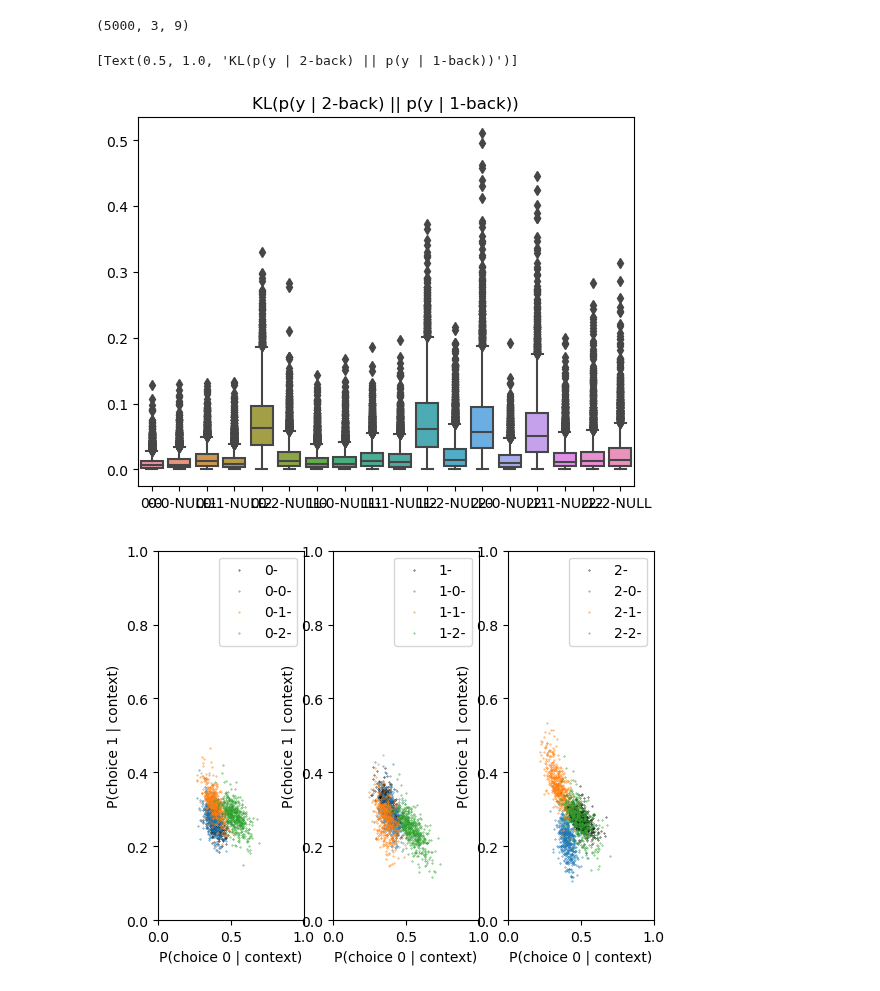
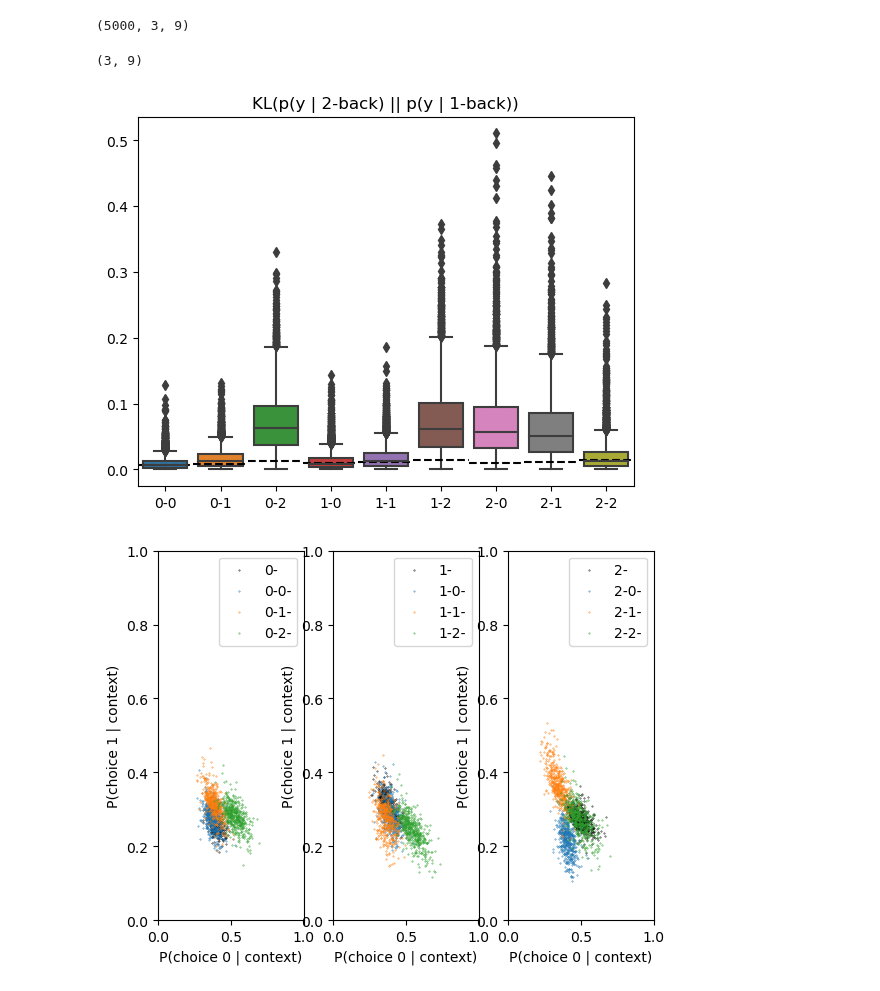
Before and after one commit to latimerk/hddCRP, a Jupyter notebook: plot_KL_divergences.ipynb, the cells around one changed output. Drawn from its saved outputs; the diff is of its cells as text; code cells hidden in the pictures.

Commit message:
example for processing KL divergences

```diff
--- a/plot_KL_divergences.ipynb
+++ b/plot_KL_divergences.ipynb
@@ -31,8 +32,8 @@ KL_deep_shallow = pd.DataFrame(divs[:,0,:].squeeze(), columns=context_names)
 KL_shallow_deep = pd.DataFrame(divs[:,1,:].squeeze(), columns=context_names)
 JS_deep_shallow = pd.DataFrame(divs[:,2,:].squeeze(), columns=context_names)
 # %%
-# one way I'm trying to show what
-seed = 21
+# one way I'm trying to make a null distribution: what is typical KL divergence between two samples from the same posterior?
+seed = 22
 rng = np.random.Generator(np.random.MT19937(seed))
 
 
@@ -40,22 +41,37 @@ null_ps_1 = np.zeros_like(tps2)
 null_ps_2 = np.zeros_like(tps2)
 
 for ii in range(tps2.shape[2]):
-    null_ps_1[:,:,ii] = tps2[rng.permutation(tps2.shape[0]),:,ii]
+    null_ps_1[:,:,ii] = tps2[:,:,ii]
     null_ps_2[:,:,ii] = tps2[rng.permutation(tps2.shape[0]),:,ii]
 
 divs_null, *_ = hddCRP.behaviorDataHandlers.compute_kl_diveregences_between_transition_probabilities(probs_1=null_ps_1, probs_2=null_ps_2, contexts_1=contexts2, contexts_2=contexts2)
 divs_null = divs_null.squeeze()
 contexts_null = [xx + "NULL" for xx in contexts2]
+
+divs_null_median = np.median(divs_null,axis=0).squeeze()
+
+
+
 # KL_deep_shallow_with_null = KL_deep_shallow.copy()
 # for ii in range(divs_null.shape[2]):
 #     KL_deep_shallow_with_null[contexts_null[ii]] = divs_null[:,0,ii]
 
 # KL_deep_shallow_with_null.sort_index(axis="columns", inplace=True)
+# ps_null = np.zeros((divs.shape[2]))
+# for ii in range(divs.shape[2]):
+#     _, ps_null[ii] = scipy.stats.ranksums(divs[:,0,ii], divs_null[:,0,ii], alternative='greater')
+# print(ps_null)
+# print(ps_null<0.01)
+# %% [output]
+(3, 9)
-# %%
-seaborn.boxplot(KL_deep_shallow).set(title="KL(p(y | 2-back) || p(y | 1-back))")
-# %% [output]
-[Text(0.5, 1.0, 'KL(p(y | 2-back) || p(y | 1-back))')]
-[figure, removed]
+# %%
+seaborn.boxplot(KL_deep_shallow).set(title="KL(p(y | 2-back) || p(y | 1-back))")
+
+# draw dashed line where the median would be for "E[KL(p(y | 2-back) || p(y | 2-back))]"
+for ii, yy in enumerate(divs_null_median[0,:]):
+    plt.plot([ii-0.5,ii+0.5],[yy,yy],'k--')
+# %% [output]
+[figure, added]
 # %%
 num_contexts = len(short_context_indices)
 num_shallow_contexts = np.unique(short_context_indices).size;
```
Also changed, not shown: parts of 2 cells of this notebook.
